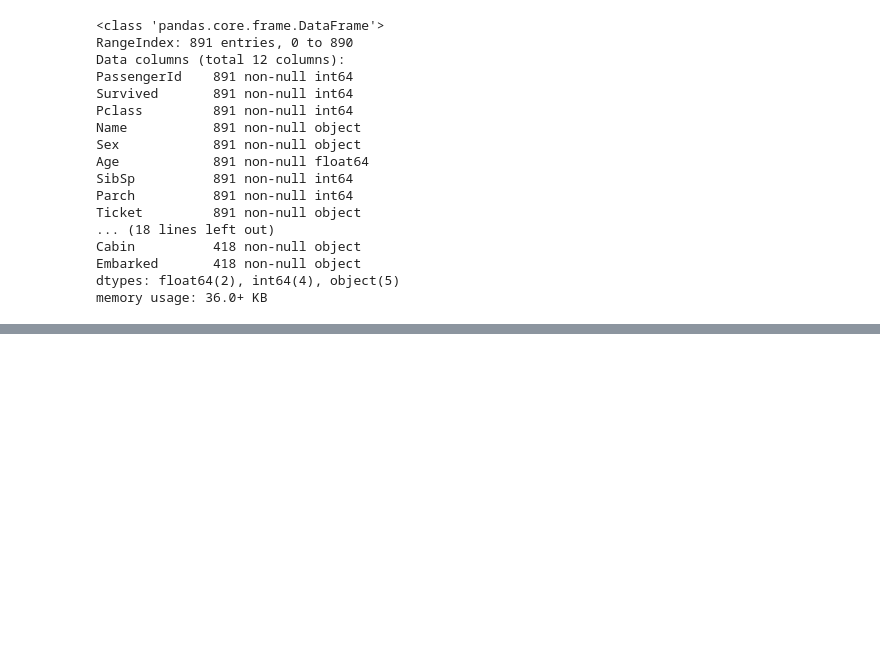
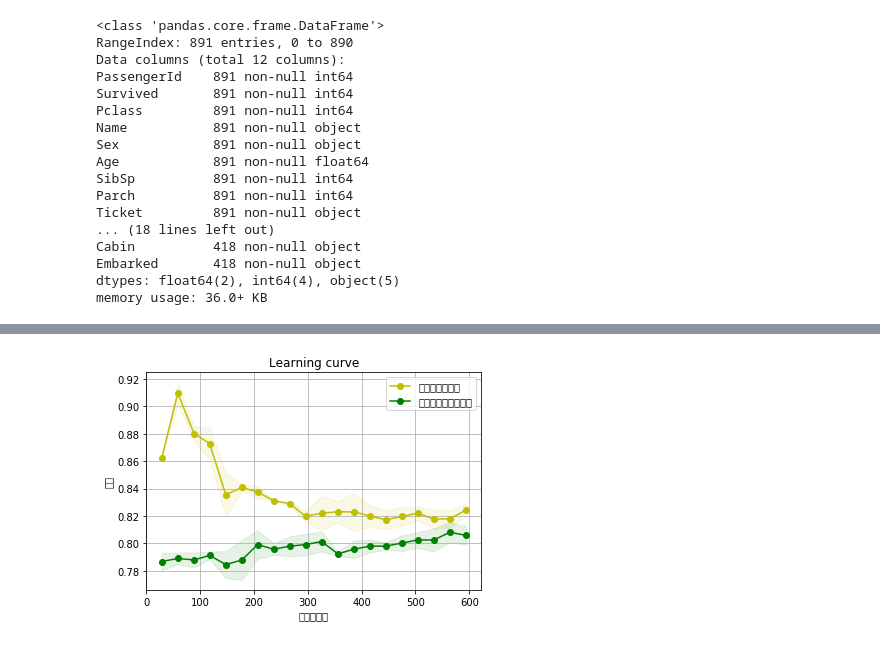
Before and after one commit to liy1046381890/jupyte-notebook, a Jupyter notebook: titanic.ipynb, the cells around one changed output, grey strips where cells are left out. Drawn from its saved outputs; the diff is of its cells as text; code cells hidden in the pictures; blank space fills up the shorter version.

```diff
--- a/titanic.ipynb
+++ b/titanic.ipynb
@@ -201,0 +215,6 @@ memory usage: 36.0+ KB
+# %%
+# 将one-hot编码表示的属性拼接在原来的数据集上，保存到train_df和test_df中
+train_df = pd.concat([train, train_dummies_Pclass, train_dummies_Sex, train_dummies_SibSp, train_dummies_Parch, train_dummies_Cabin, train_dummies_Embarked], axis=1)
+test_df = pd.concat([test, test_dummies_Pclass, test_dummies_Sex, test_dummies_SibSp, test_dummies_Parch, test_dummies_Cabin, test_dummies_Embarked], axis=1)
+train_df.drop(['Pclass', 'Sex', 'SibSp', 'Parch', 'Cabin', 'Embarked'], axis=1, inplace=True)
+test_df.drop(['Pclass', 'Sex', 'SibSp', 'Parch', 'Cabin', 'Embarked'], axis=1, inplace=True)
@@ -201,0 +273,10 @@ memory usage: 36.0+ KB
+# %%
+train_df2_colValue = train_df2.columns.values
+train_df2_colValue_X = train_df2_colValue[1:]
+train_df2_colValue_y = train_df2_colValue[0]
+
+test_df2_colValue_X = test_df2.columns.values
+
+print('train_df2_colValue_X:', train_df2_colValue_X)
+print('train_df2_colValue_y:', train_df2_colValue_y)
+print('test_df2_colValue_X:', test_df2_colValue_X)
@@ -201,0 +295,4 @@ memory usage: 36.0+ KB
+# %%
+# 训练模型
+lr = LogisticRegression()
+lr.fit(train_df2[train_df2_colValue_X], train_df2[train_df2_colValue_y])
@@ -201,0 +350,55 @@ memory usage: 36.0+ KB
+# %%
+#  通过learning curve大致判断模型是否过拟合
+from sklearn.model_selection  import learning_curve
+
+# 用sklearn的learning_curve得到training_score和cv_score，使用matplotlib画出learning curve
+def plot_learning_curve(estimator, X, y, title='Learning curve', cv=None, n_jobs=1,
+                        train_sizes=np.linspace(.05, 1., 20), verbose=0, plot=True):
+    """
+    绘出data在某模型上的learning curve.
+    ----------
+    输入参数：
+    estimator : 用的分类器。
+    title : 表格的标题。
+    X : 输入的feature，numpy类型
+    y : 输入的target
+    cv : 做cross-validation的时候，数据分成的份数，其中一份作为cv集，其余n-1份作为training(默认为3份)
+    n_jobs : 并行的的任务数(默认1)
+    train_sizes:训练样本的相对的或绝对的数字
+    verbose: 控制冗余,越高，有越多的信息
+    """
+    train_sizes, train_scores, test_scores = learning_curve(
+        estimator, X, y, cv=cv, n_jobs=n_jobs, train_sizes=train_sizes, verbose=verbose)
+
+    train_scores_mean = np.mean(train_scores, axis=1)
+    train_scores_std = np.std(train_scores, axis=1)
+    test_scores_mean = np.mean(test_scores, axis=1)
+    test_scores_std = np.std(test_scores, axis=1)
+
+    if plot:
+        plt.figure()
+        plt.title(title)
+        plt.xlabel('训练样本数')
+        plt.ylabel('得分')
+        plt.grid()
+
+        plt.plot(train_sizes, train_scores_mean, 'o-', color="y", label='训练集上的得分')
+        plt.plot(train_sizes, test_scores_mean, 'o-', color="g", label='交叉验证集上的得分')
+        plt.fill_between(train_sizes, train_scores_mean - train_scores_std, train_scores_mean + train_scores_std,
+                         alpha=0.1, color="y")
+        plt.fill_between(train_sizes, test_scores_mean - test_scores_std, test_scores_mean + test_scores_std,
+                         alpha=0.1, color="g")
+
+        plt.legend(loc='best')
+
+        plt.show()
+
+    return None
+
+
+plot_learning_curve(lr,train_df2[train_df2_colValue_X], train_df2[train_df2_colValue_y])
+
+# 当过拟合时，模型在训练集上的得分将远大于在交叉验证集上的得分
+# 因此从图上可以看出，模型没有明显的过拟合现象
+# %% [output]
+[figure, added]
```
Also changed, not shown: parts of 10 cells of this notebook, 2 other files.
